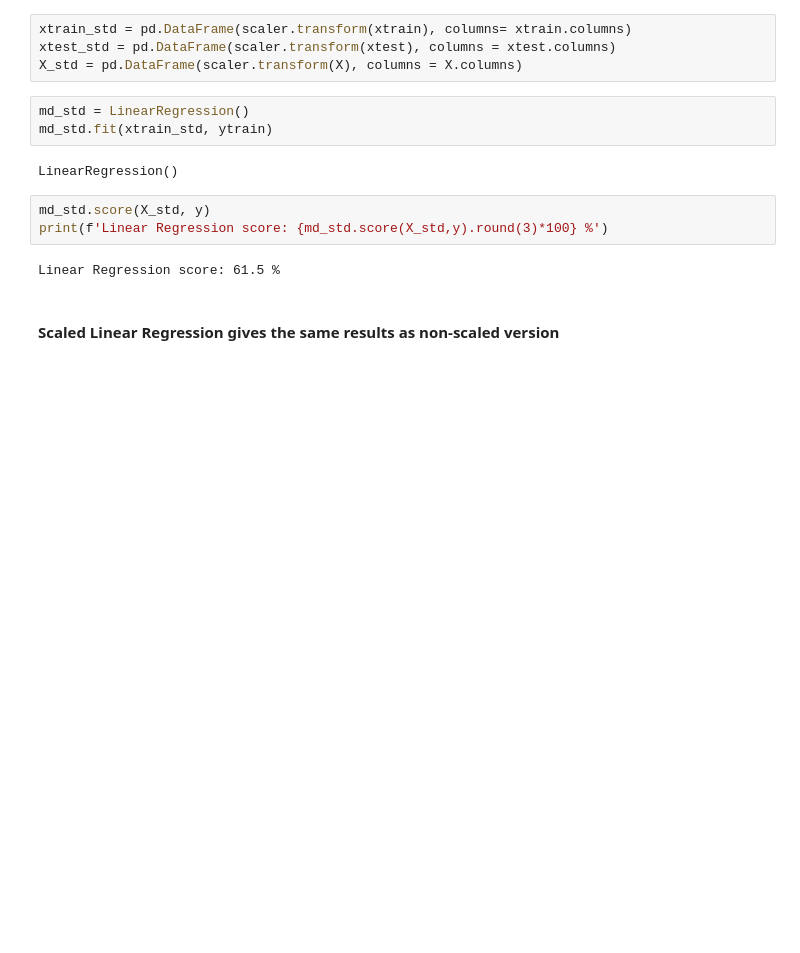
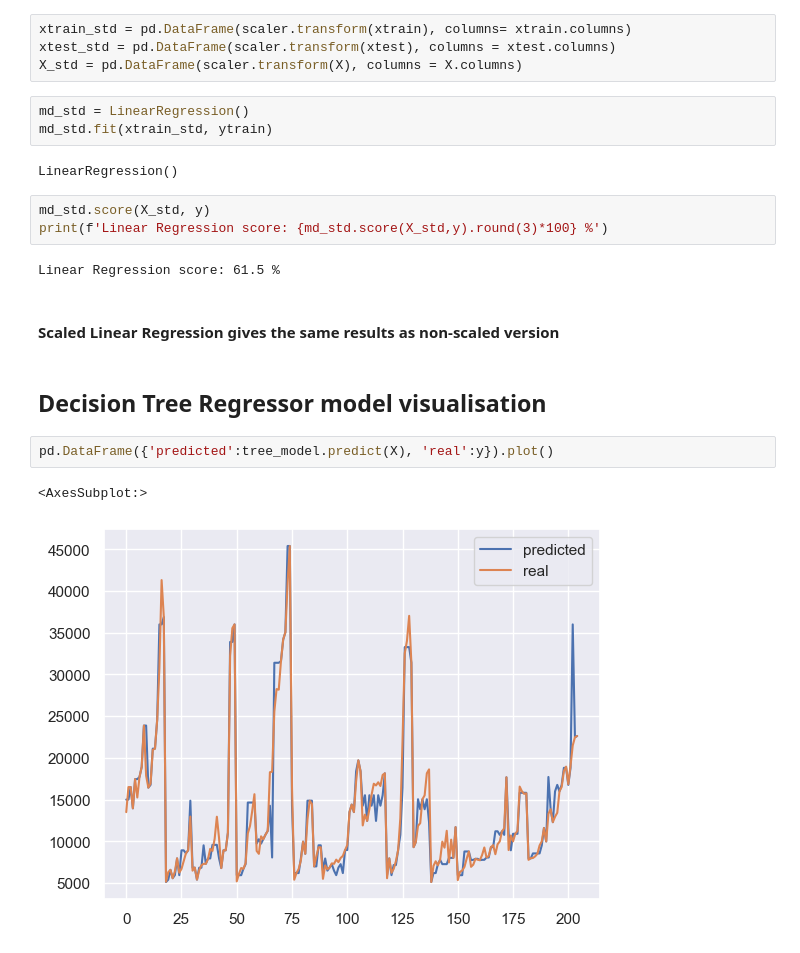
Before and after one commit to viktorzhumakhmetov/Kaggle-Data-Analytics, a Jupyter notebook: Car Price Prediction - Multiple Regression.ipynb, the cells around one changed output. Saved outputs shown, nothing was run; the diff lists cells and outputs as text; blank space fills up the shorter version.

```diff
--- a/Car Price Prediction - Multiple Regression.ipynb
+++ b/Car Price Prediction - Multiple Regression.ipynb
@@ -424,3 +424,10 @@ print(f'Linear Regression score: {md_std.score(X_std,y).round(3)*100} %')
 Linear Regression score: 61.5 %
 # %% [markdown]
 #### Scaled Linear Regression gives the same results as non-scaled version
+# %% [markdown]
+## Decision Tree Regressor model visualisation
+# %%
+pd.DataFrame({'predicted':tree_model.predict(X), 'real':y}).plot()
+# %% [output]
+<AxesSubplot:>
+[figure, added]
```
Also changed, not shown: 2 other files.
